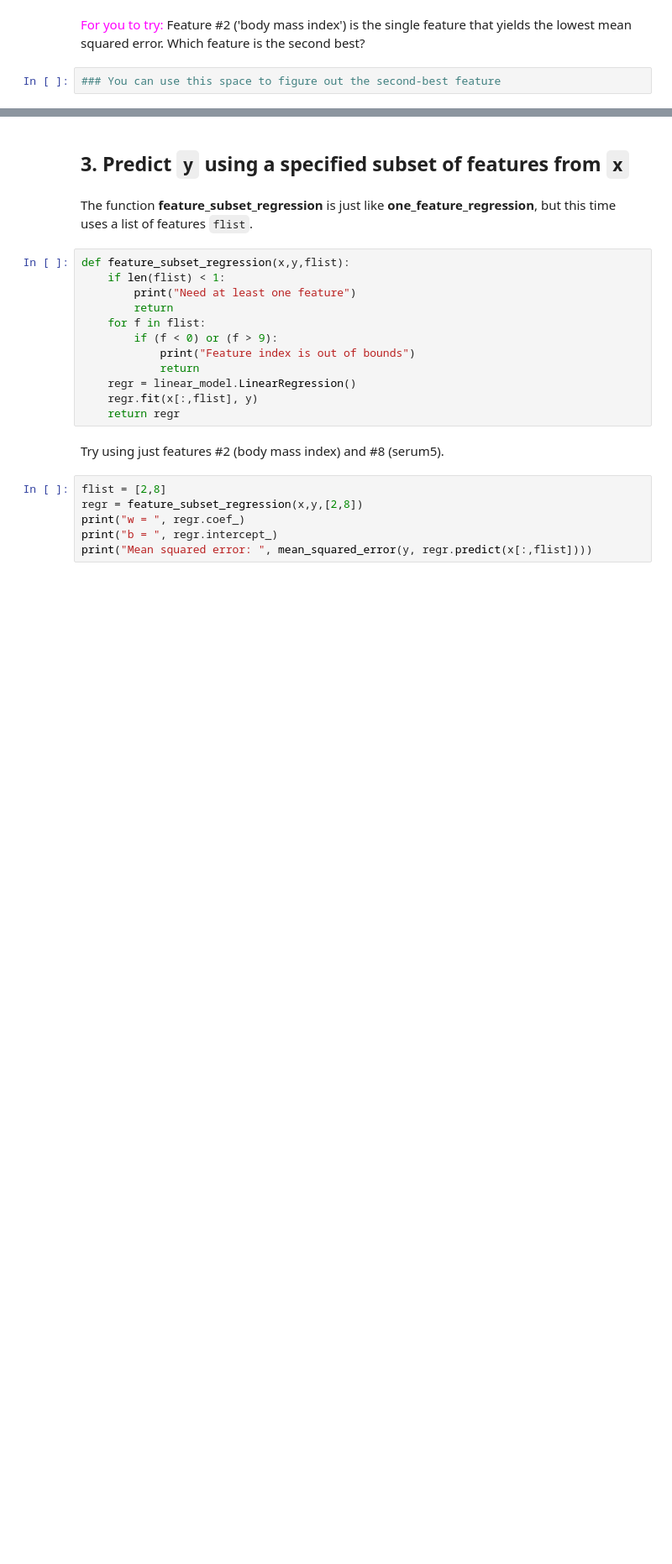
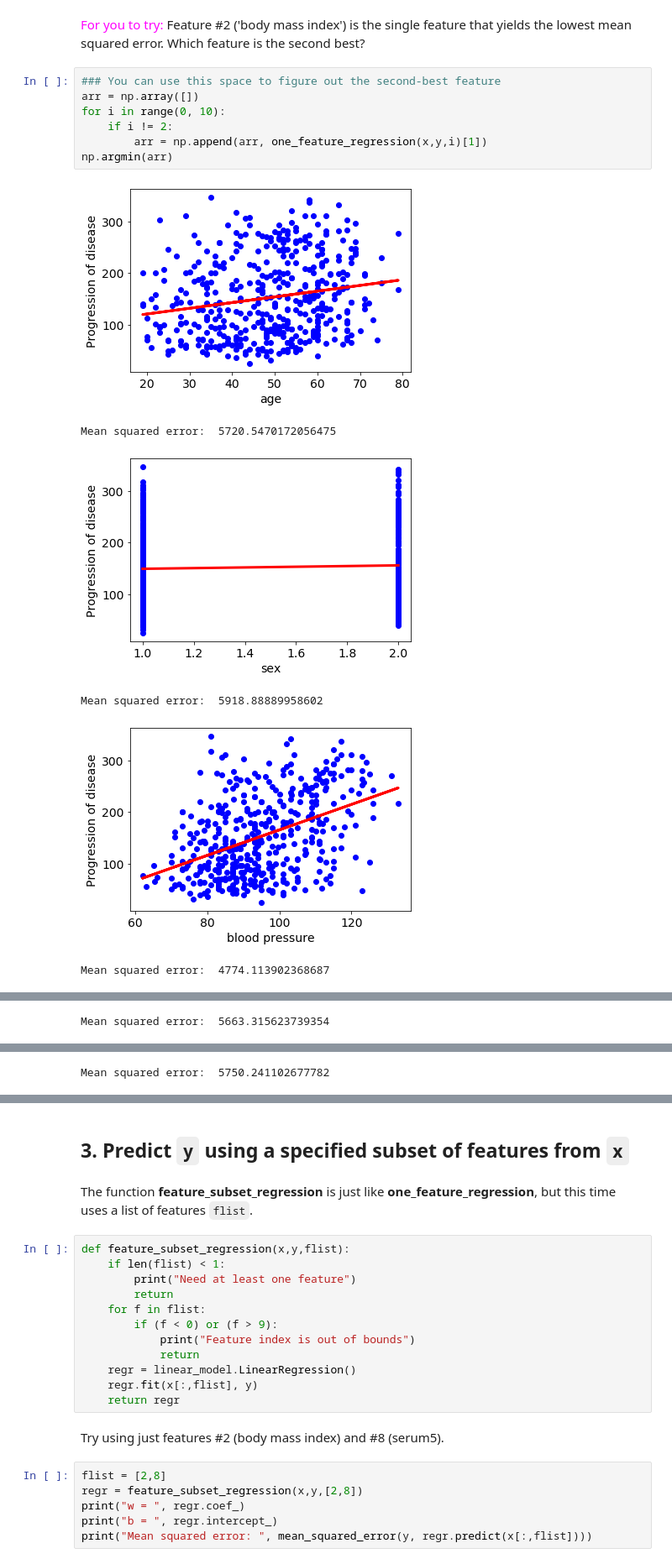
Before and after one commit to thienlehieu/UCSanDiegoX-DSE220x-Machine-Learning-Fundamentals, a Jupyter notebook: 4/diabetes-regression/diabetes-regression/diabetes-regression.ipynb, the cells around one changed output, grey strips where cells are left out. Shown: that part at 84% size. Saved outputs shown, nothing was run; the diff lists cells and outputs as text; blank space fills up the shorter version.

```diff
--- a/4/diabetes-regression/diabetes-regression/diabetes-regression.ipynb
+++ b/4/diabetes-regression/diabetes-regression/diabetes-regression.ipynb
@@ -73,3 +84,15 @@ print("b = ", regr.intercept_)
 <font color="magenta">For you to try:</font> Feature #2 ('body mass index') is the single feature that yields the lowest mean squared error. Which feature is the second best?
 # %%
 ### You can use this space to figure out the second-best feature
+arr = np.array([])
+for i in range(0, 10):
+    if i != 2:
+        arr = np.append(arr, one_feature_regression(x,y,i)[1])
+np.argmin(arr)
+# %% [output]
+[figure, added]
+Mean squared error:  5720.5470172056475
+[figure, added]
+Mean squared error:  5918.88889958602
+[figure, added]
+Mean squared error:  4774.113902368687
@@ -75,0 +100 @@ print("b = ", regr.intercept_)
+Mean squared error:  5663.315623739354
@@ -75,0 +102 @@ print("b = ", regr.intercept_)
+Mean squared error:  5750.241102677782
```
Also changed, not shown: parts of 8 cells of this notebook.
